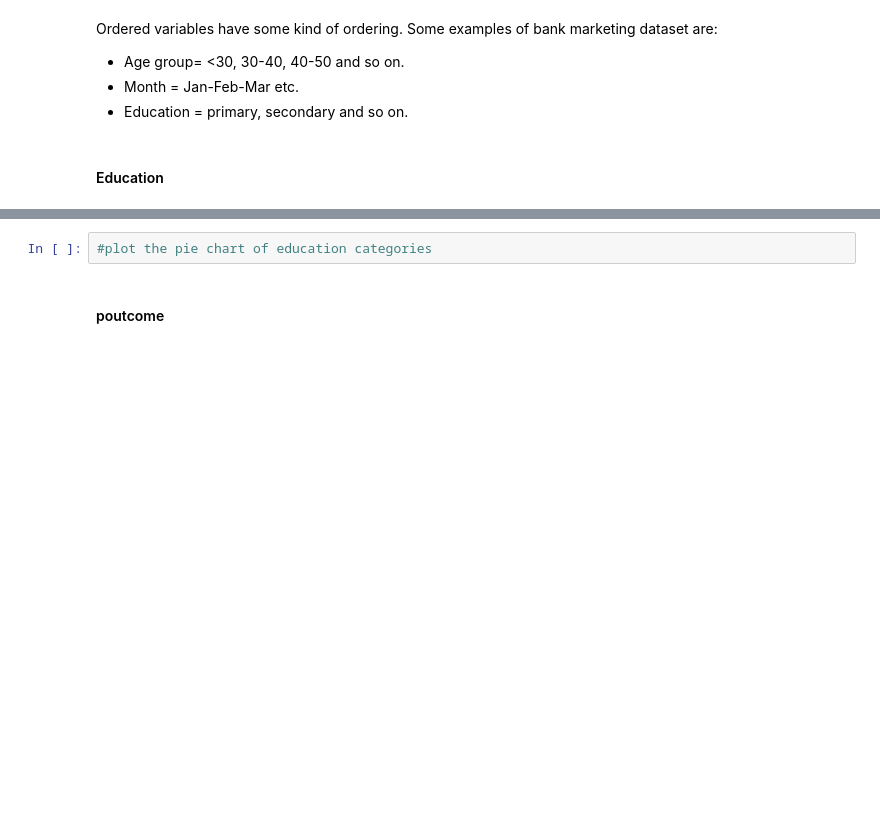
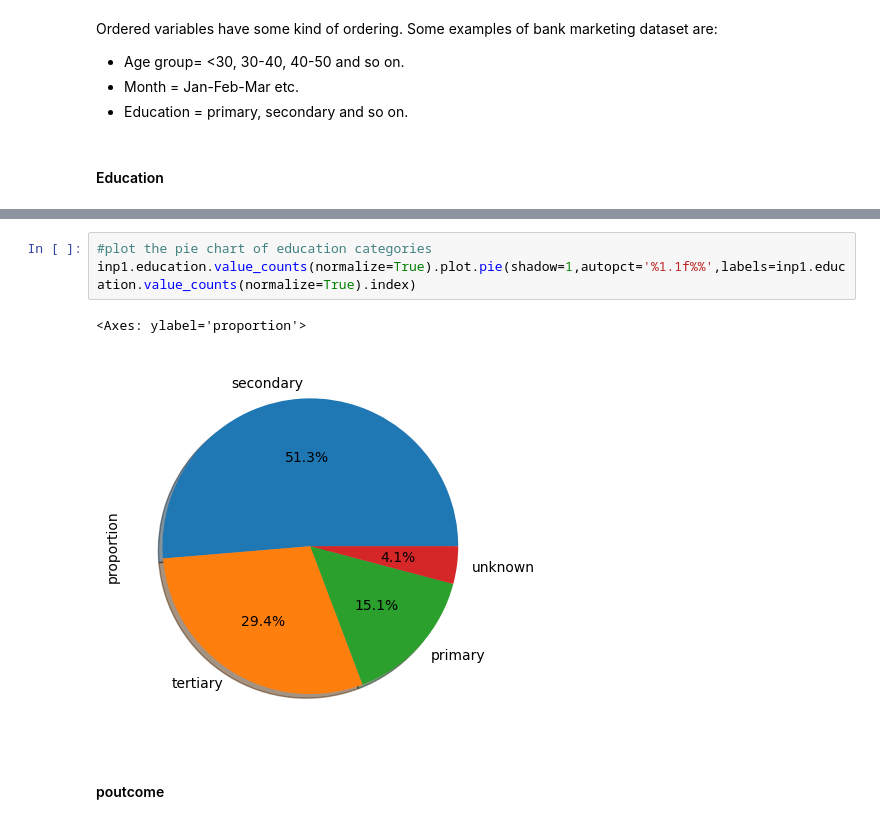
Before and after one commit to PrakNew/UpGrad, a Jupyter notebook: Exploratory Data Analysis/Data Cleaning/Bank+Dataset/Bank Dataset/Bank+Marketing+Campaign_EDA-blank+notebook.ipynb, the cells around one changed output, grey strips where cells are left out. Saved outputs shown, nothing was run; the diff lists cells and outputs as text; blank space fills up the shorter version.

```diff
--- a/Exploratory Data Analysis/Data Cleaning/Bank+Dataset/Bank Dataset/Bank+Marketing+Campaign_EDA-blank+notebook.ipynb
+++ b/Exploratory Data Analysis/Data Cleaning/Bank+Dataset/Bank Dataset/Bank+Marketing+Campaign_EDA-blank+notebook.ipynb
@@ -561,5 +601,9 @@ Ordered variables have some kind of ordering. Some examples of bank marketing da
 # %%
 #plot the pie chart of education categories
+inp1.education.value_counts(normalize=True).plot.pie(shadow=1,autopct='%1.1f%%',labels=inp1.education.value_counts(normalize=True).index)
+# %% [output]
+<Axes: ylabel='proportion'>
+[figure, added]
 # %% [markdown]
 #### poutcome
 # %%
```
Also changed, not shown: parts of 10 cells of this notebook, 6 other files.
